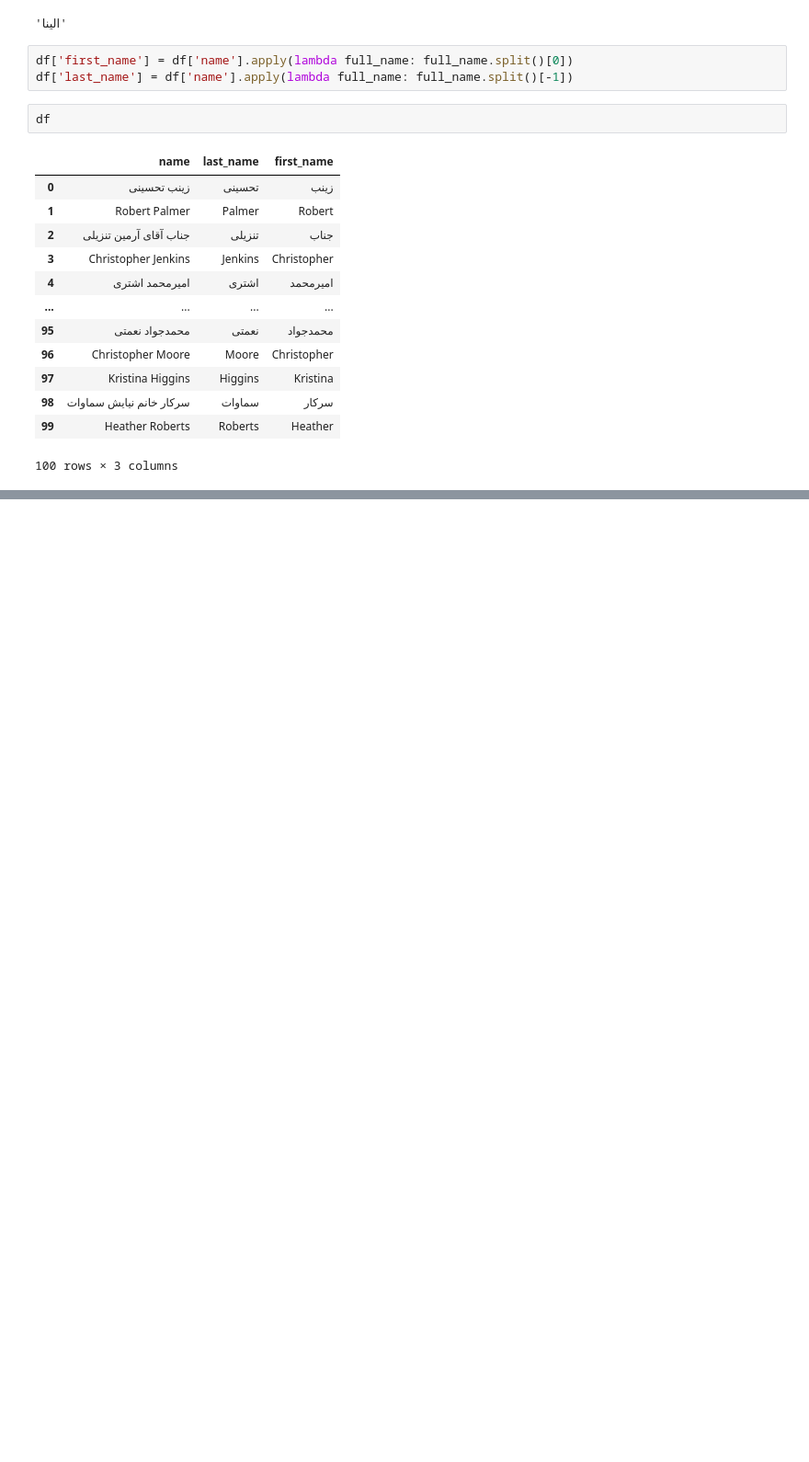
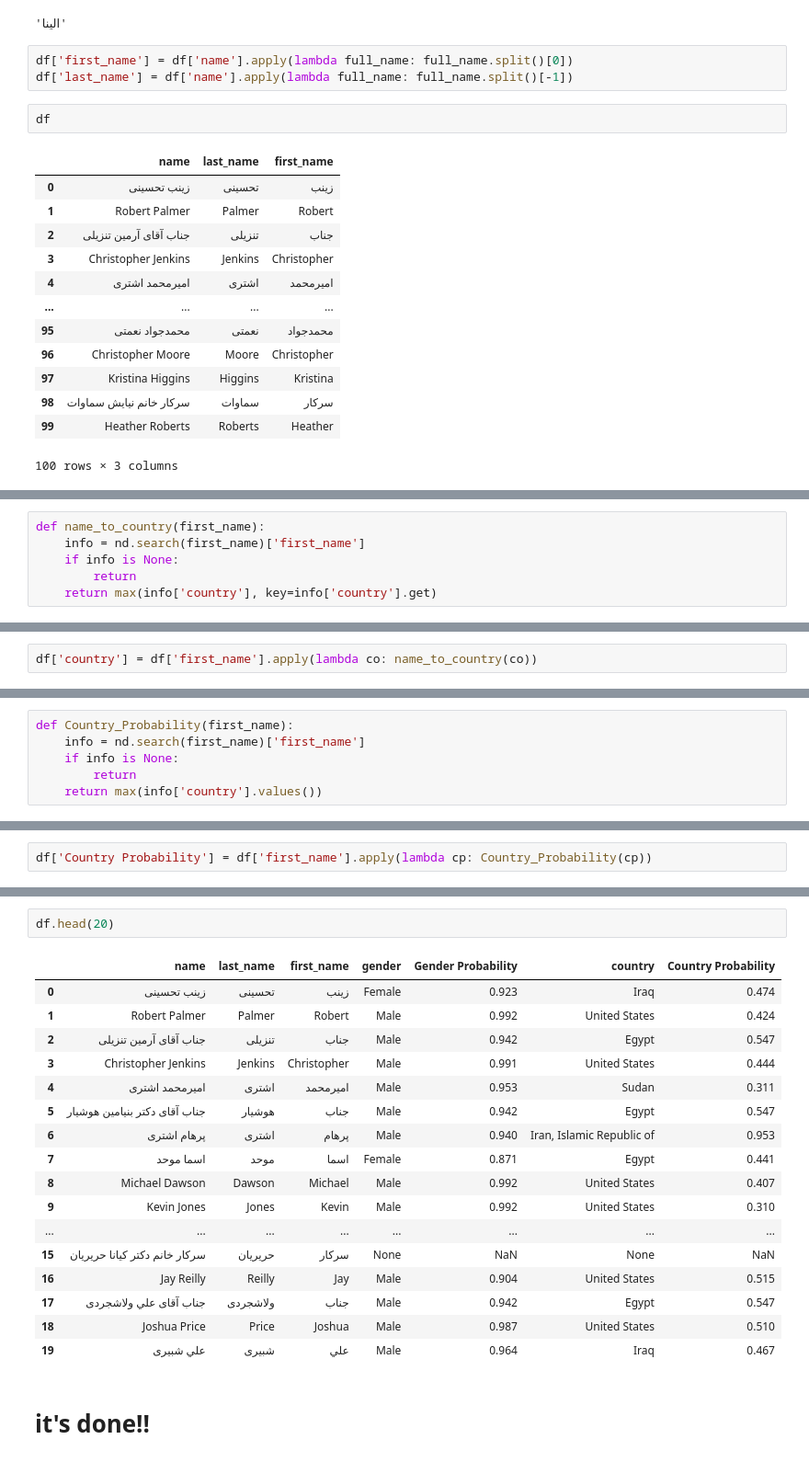
Before and after one commit to Behnekoogol/Gender_prediction-, a Jupyter notebook: Untitled.ipynb, the cells around one changed output, grey strips where cells are left out. Shown at 92% size. Cells and saved outputs as stored; diff of their text form; blank space fills up the shorter version.

```diff
--- a/Untitled.ipynb
+++ b/Untitled.ipynb
@@ -95,0 +170,6 @@ def name_to_gender(first_name):
+# %%
+def name_to_country(first_name):
+    info = nd.search(first_name)['first_name']
+    if info is None:
+        return
+    return max(info['country'], key=info['country'].get)
@@ -95,0 +184,2 @@ def name_to_gender(first_name):
+# %%
+df['country'] = df['first_name'].apply(lambda co: name_to_country(co))
@@ -95,0 +204,6 @@ def name_to_gender(first_name):
+# %%
+def Country_Probability(first_name):
+    info = nd.search(first_name)['first_name']
+    if info is None:
+        return
+    return max(info['country'].values())
@@ -95,0 +218,2 @@ def name_to_gender(first_name):
+# %%
+df['Country Probability'] = df['first_name'].apply(lambda cp: Country_Probability(cp))
@@ -95,0 +236,22 @@ def name_to_gender(first_name):
+# %%
+df.head(20)
+# %% [output]
+|  | name | last_name | first_name | gender | Gender Probability | country | Country Probability |
+| 0 | زينب تحسینی | تحسینی | زينب | Female | 0.923 | Iraq | 0.474 |
+| 1 | Robert Palmer | Palmer | Robert | Male | 0.992 | United States | 0.424 |
+| 2 | جناب آقای آرمین تنزیلی | تنزیلی | جناب | Male | 0.942 | Egypt | 0.547 |
+| 3 | Christopher Jenkins | Jenkins | Christopher | Male | 0.991 | United States | 0.444 |
+| 4 | اميرمحمد اشتری | اشتری | اميرمحمد | Male | 0.953 | Sudan | 0.311 |
+| 5 | جناب آقای دکتر بنیامین هوشیار | هوشیار | جناب | Male | 0.942 | Egypt | 0.547 |
+| 6 | پرهام اشتری | اشتری | پرهام | Male | 0.940 | Iran, Islamic Republic of | 0.953 |
+| 7 | اسما موحد | موحد | اسما | Female | 0.871 | Egypt | 0.441 |
+| 8 | Michael Dawson | Dawson | Michael | Male | 0.992 | United States | 0.407 |
+| 9 | Kevin Jones | Jones | Kevin | Male | 0.992 | United States | 0.310 |
+| ... | ... | ... | ... | ... | ... | ... | ... |
+| 15 | سرکار خانم دکتر كیانا حریریان | حریریان | سرکار | None | NaN | None | NaN |
+| 16 | Jay Reilly | Reilly | Jay | Male | 0.904 | United States | 0.515 |
+| 17 | جناب آقای علي ولاشجردی | ولاشجردی | جناب | Male | 0.942 | Egypt | 0.547 |
+| 18 | Joshua Price | Price | Joshua | Male | 0.987 | United States | 0.510 |
+| 19 | علي شبیری | شبیری | علي | Male | 0.964 | Iraq | 0.467 |
+# %% [markdown]
+# it's done!!
```
Also changed, not shown: parts of 24 cells of this notebook, 1 other file.
